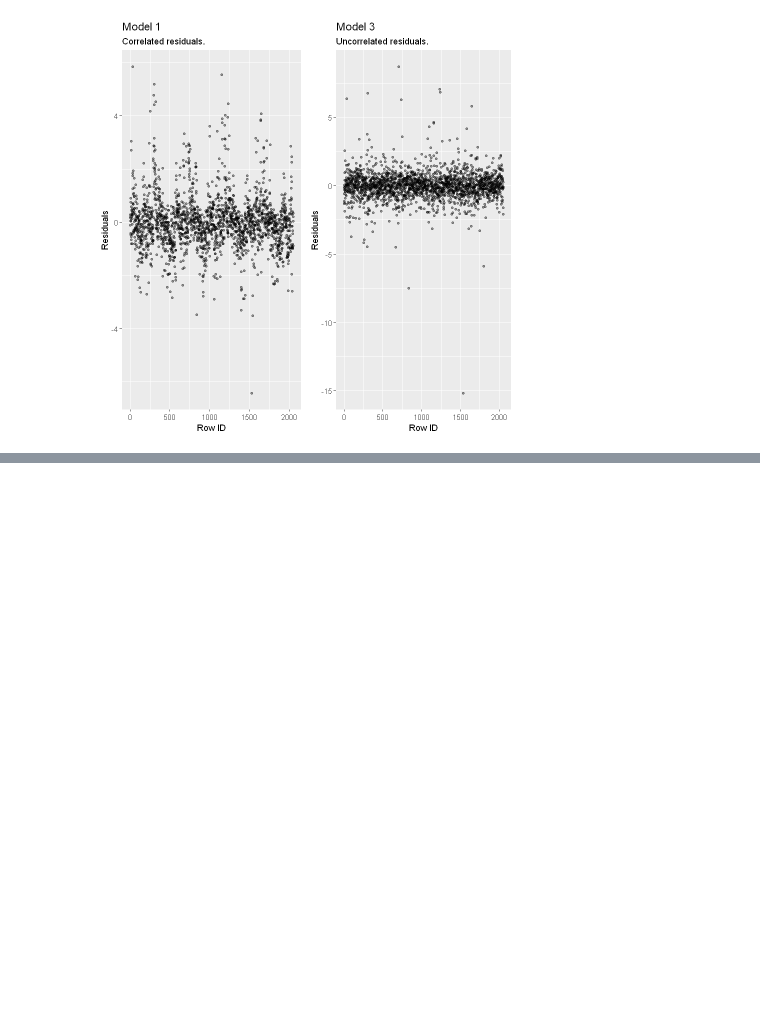
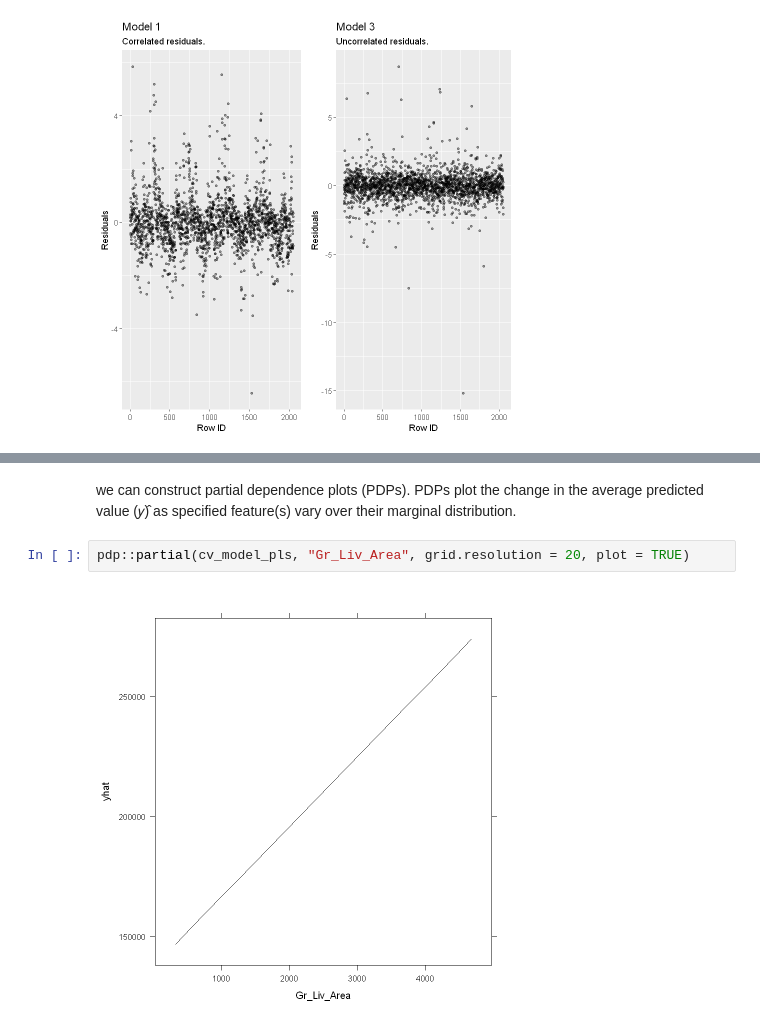
Before and after one commit to summerofgeorge/homlr, a Jupyter notebook: ch-4.ipynb, the cells around one changed output, grey strips where cells are left out. Cells and saved outputs as stored; diff of their text form; blank space fills up the shorter version.

```diff
--- a/ch-4.ipynb
+++ b/ch-4.ipynb
@@ -328,0 +489,8 @@ Warning message:
+# %% [markdown]
+we can construct partial dependence plots (PDPs).
+PDPs plot the change in the average predicted value (𝑦)̂ as specified feature(s)
+vary over their marginal distribution.
+# %%
+pdp::partial(cv_model_pls, "Gr_Liv_Area", grid.resolution = 20, plot = TRUE)
+# %% [output]
+[figure, added]
```
Also changed, not shown: parts of 13 cells of this notebook, 6 other files.
